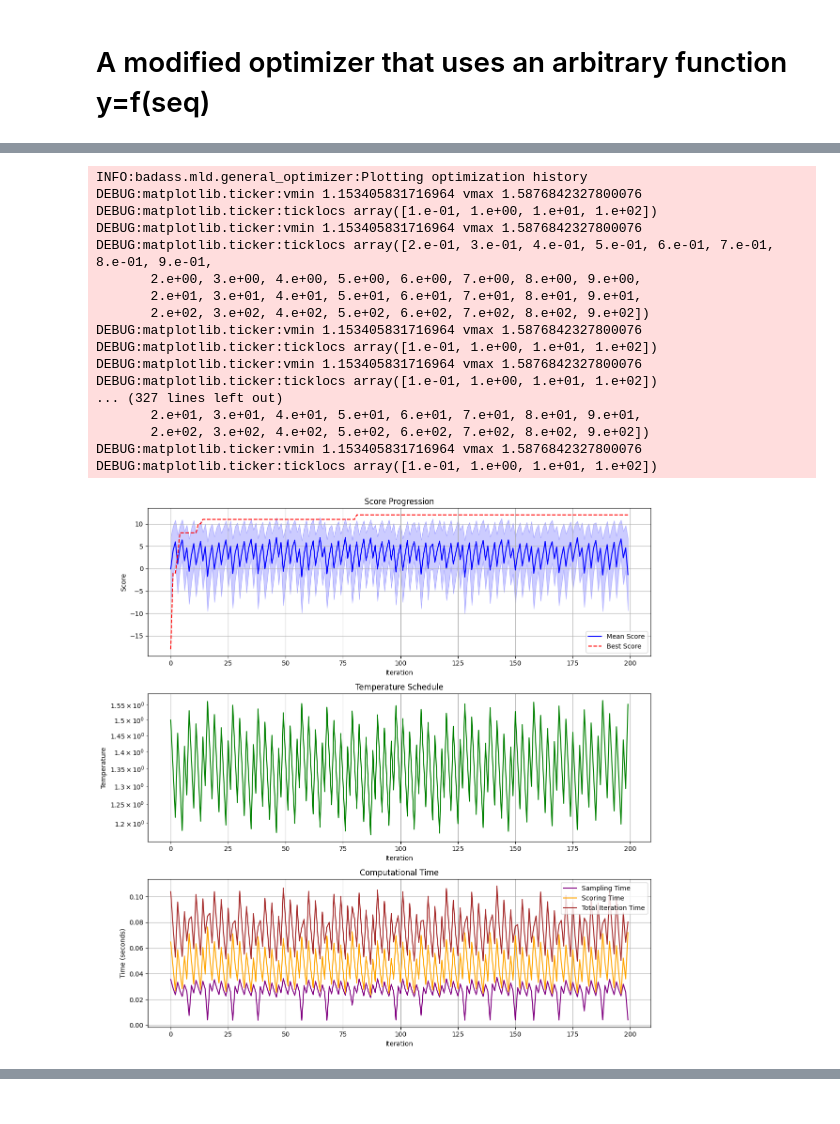
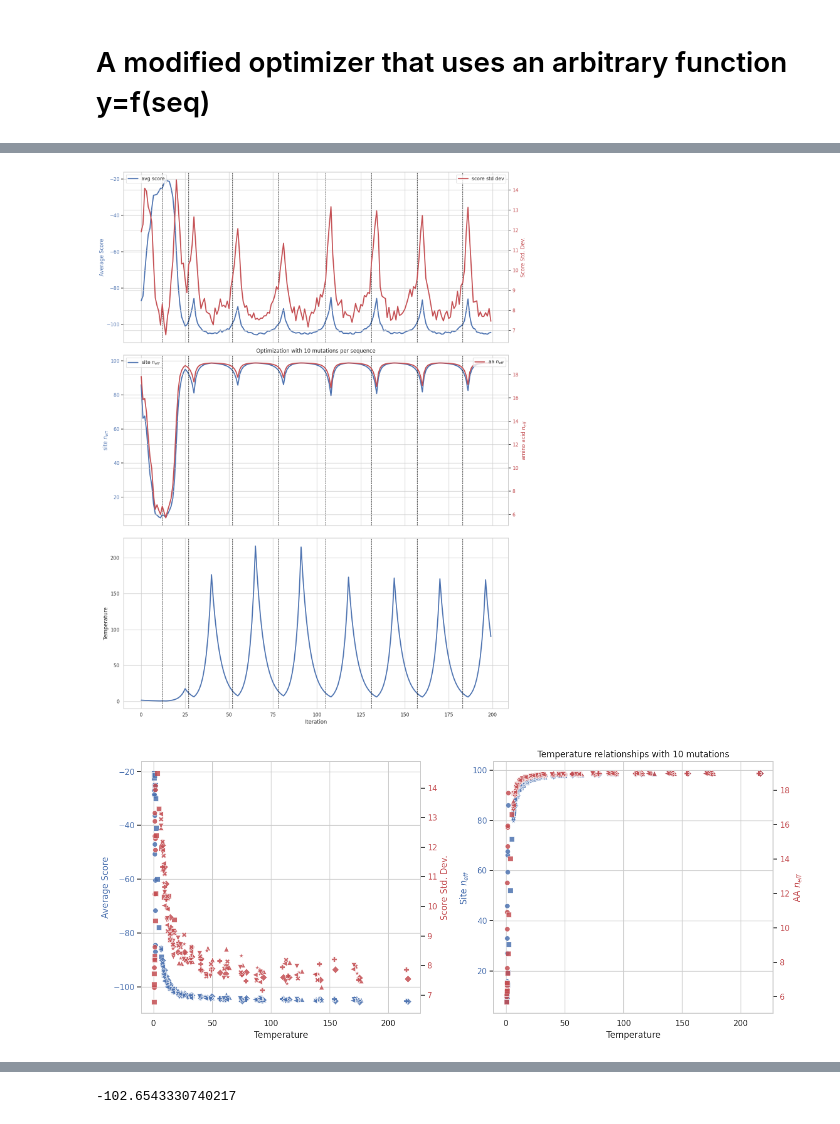
Before and after one commit to EvanKomp/BADASS, a Jupyter notebook: notebooks/test_arbitrary_function_optimizer.ipynb, the cells around one changed output, grey strips where cells are left out. Drawn from its saved outputs; the diff is of its cells as text; code cells hidden in the pictures.

Commit message:
full rework of general optimizer to more closely match original API, also added the option to have the phase transtion threhsold be adaptive

```diff
--- a/notebooks/test_arbitrary_function_optimizer.ipynb
+++ b/notebooks/test_arbitrary_function_optimizer.ipynb
@@ -27,17 +27,9 @@ params = {
     'T': 1.5,
     'cooling_rate': 0.9,
     'forbidden_sites': [1, len(starting_seq)],  # Protect termini
+    # 'adaptive_upper_threshold': 0.9
 
 }
 
-optimizer = ArbitraryPredictorOptimizer(
-    scoring_function=dummy_scorer,
-    reference_sequence=starting_seq,
-    optimization_params=params
-)
-
-# Run optimization
-results = optimizer.optimize()
-print(f"Best sequence: {results['best_sequence']}")
-print(f"Best score: {results['best_score']}")
+optimizer = GeneralProteinOptimizer(predictor=dummy_scorer, ref_seq=starting_seq, optimizer_params=params)
 # %% [output]
@@ -63,21 +66,5 @@ Best score: 15.0
 # %%
-optimizer.plot_optimization_history()
+optimizer.plot_scores()
 # %% [output]
-INFO:badass.mld.general_optimizer:Plotting optimization history
-DEBUG:matplotlib.ticker:vmin 1.153405831716964 vmax 1.5876842327800076
-DEBUG:matplotlib.ticker:ticklocs array([1.e-01, 1.e+00, 1.e+01, 1.e+02])
-DEBUG:matplotlib.ticker:vmin 1.153405831716964 vmax 1.5876842327800076
-DEBUG:matplotlib.ticker:ticklocs array([2.e-01, 3.e-01, 4.e-01, 5.e-01, 6.e-01, 7.e-01, 8.e-01, 9.e-01,
-       2.e+00, 3.e+00, 4.e+00, 5.e+00, 6.e+00, 7.e+00, 8.e+00, 9.e+00,
-       2.e+01, 3.e+01, 4.e+01, 5.e+01, 6.e+01, 7.e+01, 8.e+01, 9.e+01,
-       2.e+02, 3.e+02, 4.e+02, 5.e+02, 6.e+02, 7.e+02, 8.e+02, 9.e+02])
-DEBUG:matplotlib.ticker:vmin 1.153405831716964 vmax 1.5876842327800076
-DEBUG:matplotlib.ticker:ticklocs array([1.e-01, 1.e+00, 1.e+01, 1.e+02])
-DEBUG:matplotlib.ticker:vmin 1.153405831716964 vmax 1.5876842327800076
-DEBUG:matplotlib.ticker:ticklocs array([1.e-01, 1.e+00, 1.e+01, 1.e+02])
-... (327 lines left out)
-       2.e+01, 3.e+01, 4.e+01, 5.e+01, 6.e+01, 7.e+01, 8.e+01, 9.e+01,
-       2.e+02, 3.e+02, 4.e+02, 5.e+02, 6.e+02, 7.e+02, 8.e+02, 9.e+02])
-DEBUG:matplotlib.ticker:vmin 1.153405831716964 vmax 1.5876842327800076
-DEBUG:matplotlib.ticker:ticklocs array([1.e-01, 1.e+00, 1.e+01, 1.e+02])
-[figure, old version]
+[figure, new version]
+[figure, added]
@@ -83,0 +72,4 @@ DEBUG:matplotlib.ticker:ticklocs array([1.e-01, 1.e+00, 1.e+01, 1.e+02])
+# %%
+optimizer.score_threshold
+# %% [output]
+-102.6543330740217
```
Also changed, not shown: parts of 9 cells of this notebook, 1 other file.
